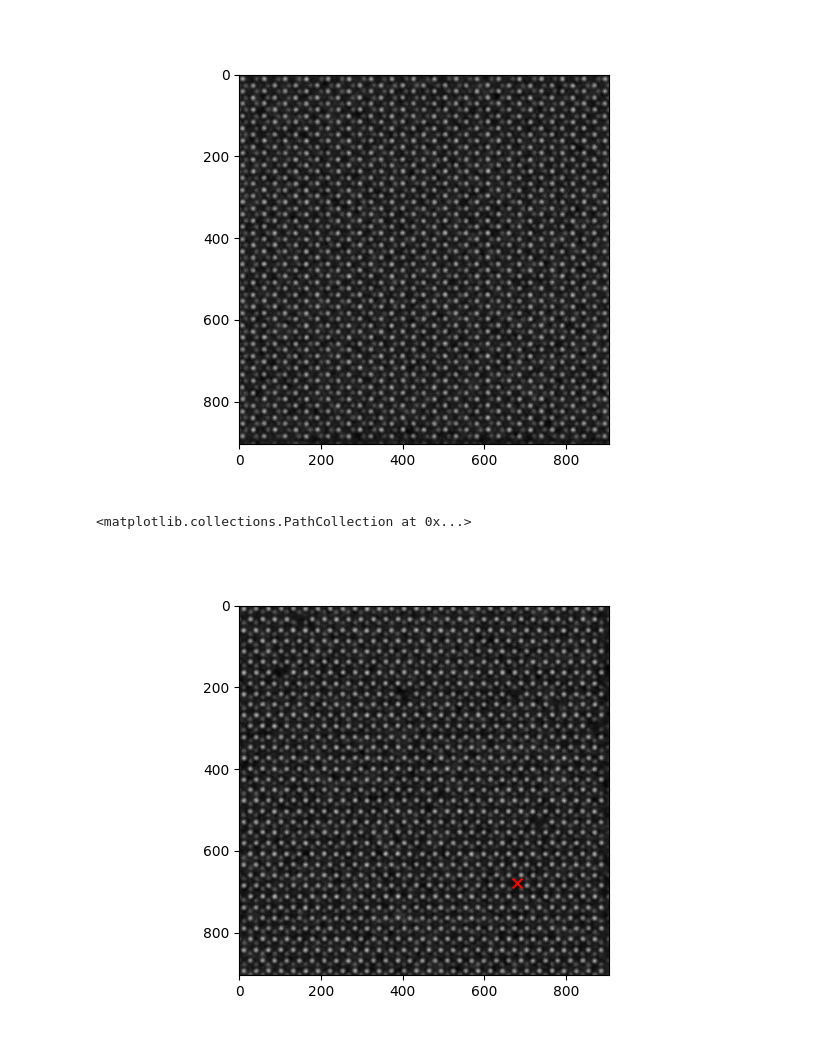
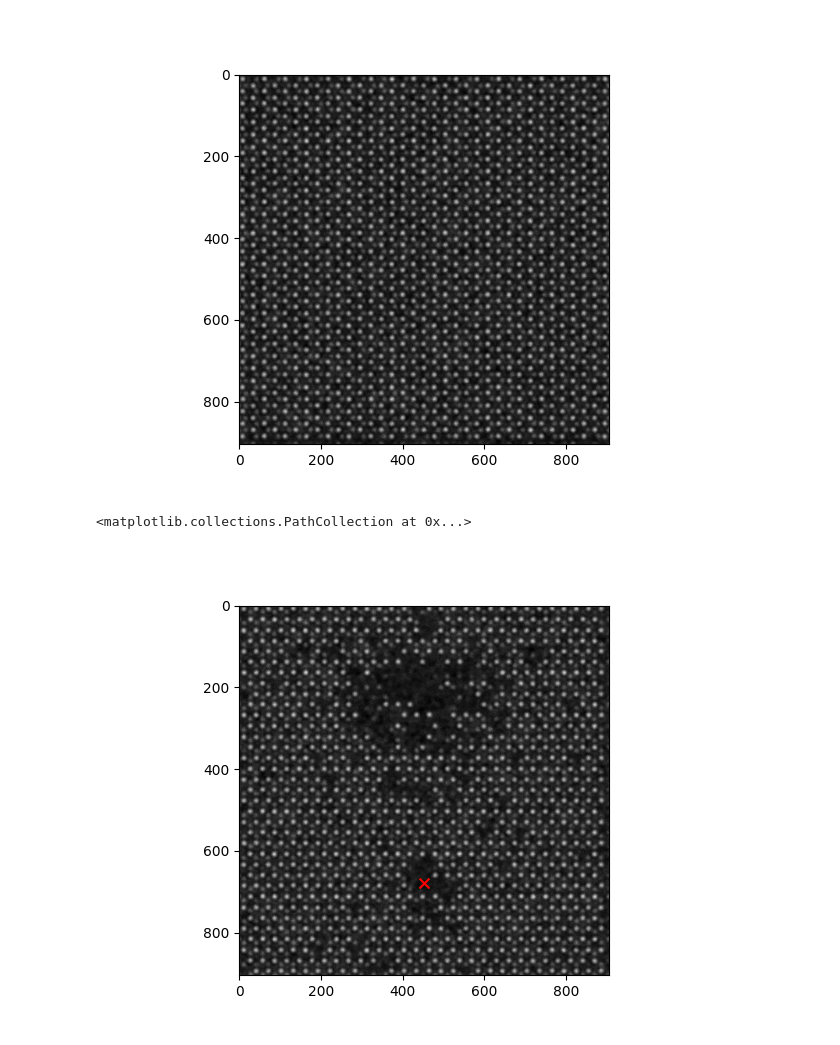
Before and after one commit to pycroscopy/asyncroscopy, a Jupyter notebook: notebooks/AtomBlast.ipynb, the cells around one changed output. Saved outputs shown, nothing was run; the diff lists cells and outputs as text; code cells hidden in the pictures.

```diff
--- a/notebooks/AtomBlast.ipynb
+++ b/notebooks/AtomBlast.ipynb
@@ -198,23 +198,23 @@ tem.send_command('AS', 'get_atom_count', {})
 [figure]
 # %%
 # Position beam and expose
-beam_pos = [0.75, 0.75]
+beam_pos = [0.75, 0.5]
 
-beam_current = 100
+beam_current = 1000
 tem.send_command('AS', 'place_beam', {'x': beam_pos[1], 'y': beam_pos[0]})
 tem.send_command('AS', 'set_beam_current', {'current': beam_current})
-tem.send_command('AS', 'unblank_beam', {'duration': 1}) # seconds
+tem.send_command('AS', 'unblank_beam', {'duration': 10}) # seconds
 
 beam_current = 1
 tem.send_command('AS', 'set_beam_current', {'current':beam_current}) # pA
 img = tem.send_command('AS','get_scanned_image', image_args)
 
 plt.figure()
 plt.imshow(img.T, cmap="gray")
 plt.scatter(beam_pos[1] * img.shape[1], beam_pos[0] * img.shape[0], color='red', s=50, marker='x')
 # %% [output]
 <matplotlib.collections.PathCollection at 0x...>
-[figure, old version]
+[figure, new version]
 # %%
 dose_map = tem.send_command('AS', 'get_dose_map', {})
 
```
Also changed, not shown: parts of 6 cells of this notebook, 2 other files.
